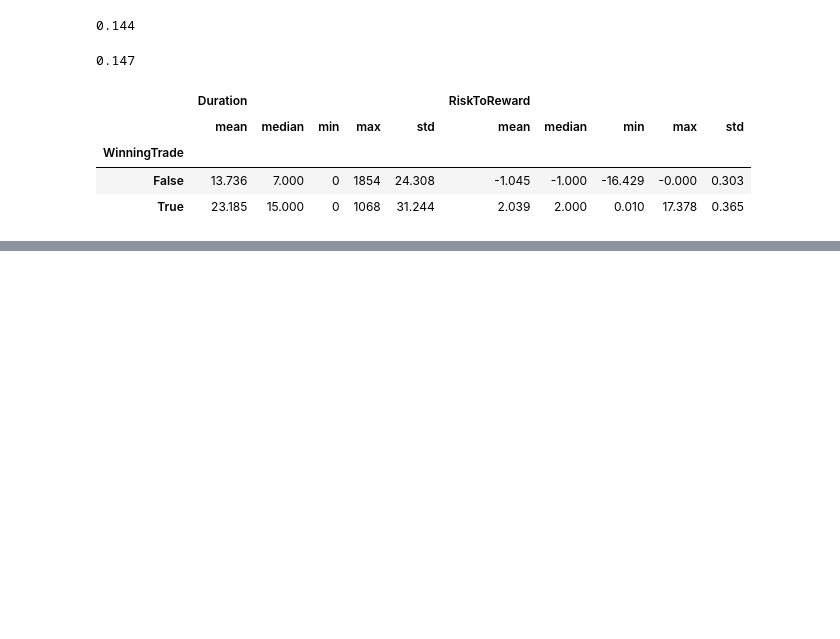
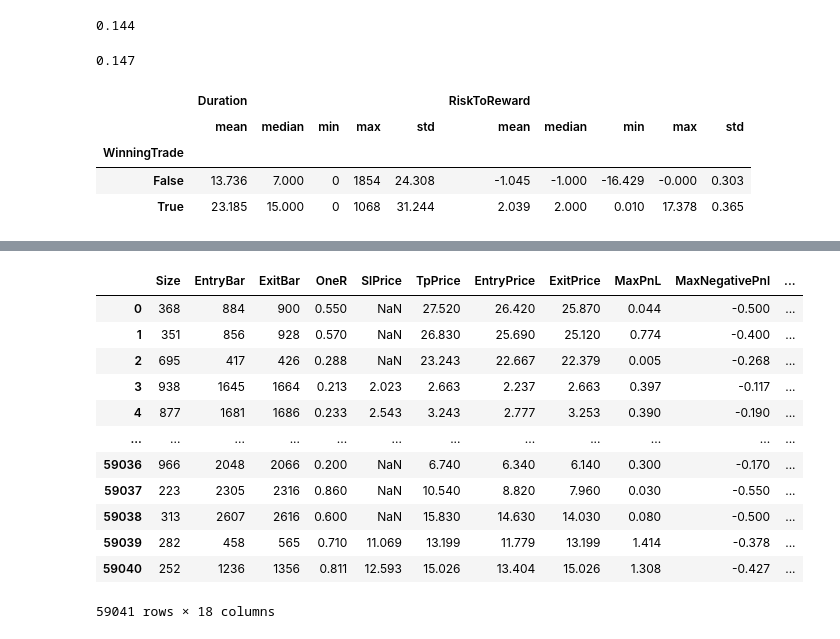
Before and after one commit to abdel-ely-ds/just-trade-it, a Jupyter notebook: analysis.ipynb, the cells around one changed output, grey strips where cells are left out. Cells and saved outputs as stored; diff of their text form; code cells hidden in the pictures; blank space fills up the shorter version.

```diff
--- a/analysis.ipynb
+++ b/analysis.ipynb
@@ -61,6 +61,22 @@ def compute_cohots(price: float) -> int:
     return 7
 # %%
 results = analyzer.backtest_results
+# %%
+results
+# %% [output]
+|  | Size | EntryBar | ExitBar | OneR | SlPrice | TpPrice | EntryPrice | ExitPrice | MaxPnL | MaxNegativePnl | ... |
+| 0 | 368 | 884 | 900 | 0.550 | NaN | 27.520 | 26.420 | 25.870 | 0.044 | -0.500 | ... |
+| 1 | 351 | 856 | 928 | 0.570 | NaN | 26.830 | 25.690 | 25.120 | 0.774 | -0.400 | ... |
+| 2 | 695 | 417 | 426 | 0.288 | NaN | 23.243 | 22.667 | 22.379 | 0.005 | -0.268 | ... |
+| 3 | 938 | 1645 | 1664 | 0.213 | 2.023 | 2.663 | 2.237 | 2.663 | 0.397 | -0.117 | ... |
+| 4 | 877 | 1681 | 1686 | 0.233 | 2.543 | 3.243 | 2.777 | 3.253 | 0.390 | -0.190 | ... |
+| ... | ... | ... | ... | ... | ... | ... | ... | ... | ... | ... | ... |
+| 59036 | 966 | 2048 | 2066 | 0.200 | NaN | 6.740 | 6.340 | 6.140 | 0.300 | -0.170 | ... |
+| 59037 | 223 | 2305 | 2316 | 0.860 | NaN | 10.540 | 8.820 | 7.960 | 0.030 | -0.550 | ... |
+| 59038 | 313 | 2607 | 2616 | 0.600 | NaN | 15.830 | 14.630 | 14.030 | 0.080 | -0.500 | ... |
+| 59039 | 282 | 458 | 565 | 0.710 | 11.069 | 13.199 | 11.779 | 13.199 | 1.414 | -0.378 | ... |
+| 59040 | 252 | 1236 | 1356 | 0.811 | 12.593 | 15.026 | 13.404 | 15.026 | 1.308 | -0.427 | ... |
+59041 rows × 18 columns
 # %%
 results['cohorts'] = results.EntryPrice.apply(compute_cohots)
 # %%
```
Also changed, not shown: parts of 7 cells of this notebook, 17 other files.
